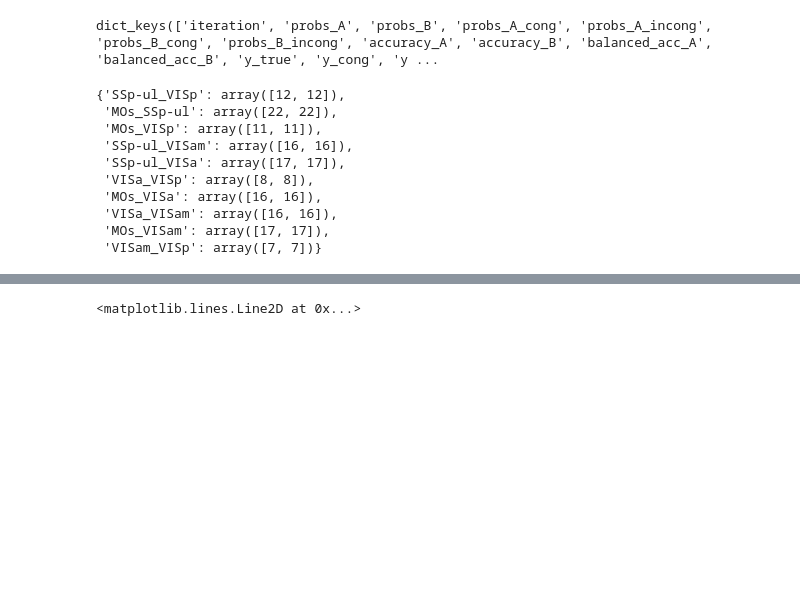
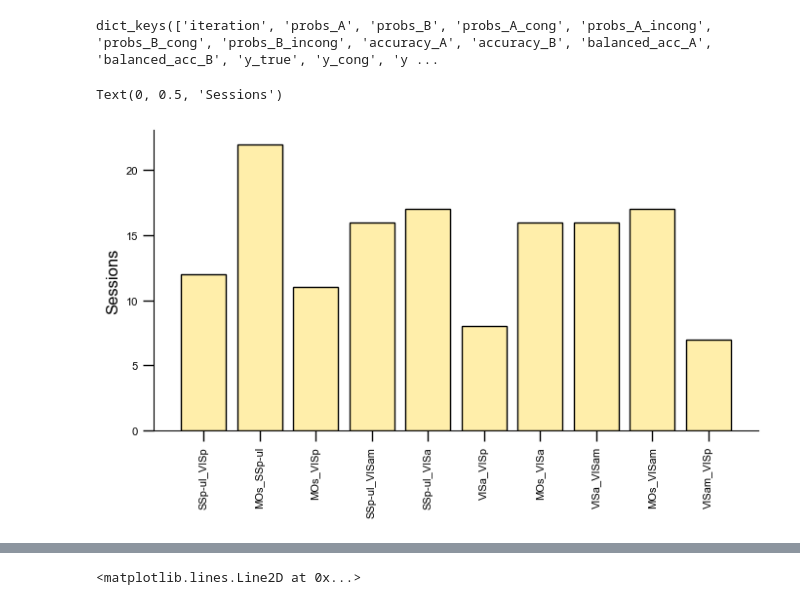
Before and after one commit to debottamKundu/ibl-partial-info-decomp, a Jupyter notebook: notebooks/multiregiondecoders.ipynb, the cells around one changed output, grey strips where cells are left out. Drawn from its saved outputs; the diff is of its cells as text; code cells hidden in the pictures; blank space fills up the shorter version.

```diff
--- a/notebooks/multiregiondecoders.ipynb
+++ b/notebooks/multiregiondecoders.ipynb
@@ -578,18 +580,20 @@ mean_accuracies_by_condition_stim, counts_matrix = mean_accuracies_flexible_regi
 mean_accuracies_x = np.asarray(list(mean_accuracies_by_condition_stim.values()))
 region_keys = list(mean_accuracies_by_condition_stim.keys())
 # %%
-counts_matrix
+fig, ax = plt.subplots(figsize=(8, 4))
+
+
+ax.bar(
+    np.arange(len(region_keys)),
+    np.asarray(list(counts_matrix.values()))[:, 0],
+    edgecolor="k",
+    color="#ffeeaa",
+)
+ax.set_xticks(np.arange(len(region_keys)), region_keys, rotation=90)
+ax.set_ylabel("Sessions")
 # %% [output]
-{'SSp-ul_VISp': array([12, 12]),
- 'MOs_SSp-ul': array([22, 22]),
- 'MOs_VISp': array([11, 11]),
- 'SSp-ul_VISam': array([16, 16]),
- 'SSp-ul_VISa': array([17, 17]),
- 'VISa_VISp': array([8, 8]),
- 'MOs_VISa': array([16, 16]),
- 'VISa_VISam': array([16, 16]),
- 'MOs_VISam': array([17, 17]),
- 'VISam_VISp': array([7, 7])}
+Text(0, 0.5, 'Sessions')
+[figure, added]
 # %%
 fig, ax = plt.subplots(figsize=(8, 4))
 
```
Also changed, not shown: parts of 8 cells of this notebook, 2 other files.
